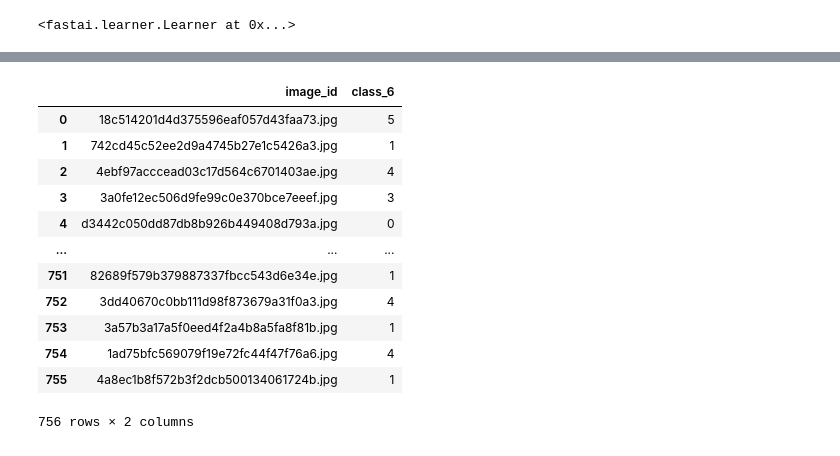
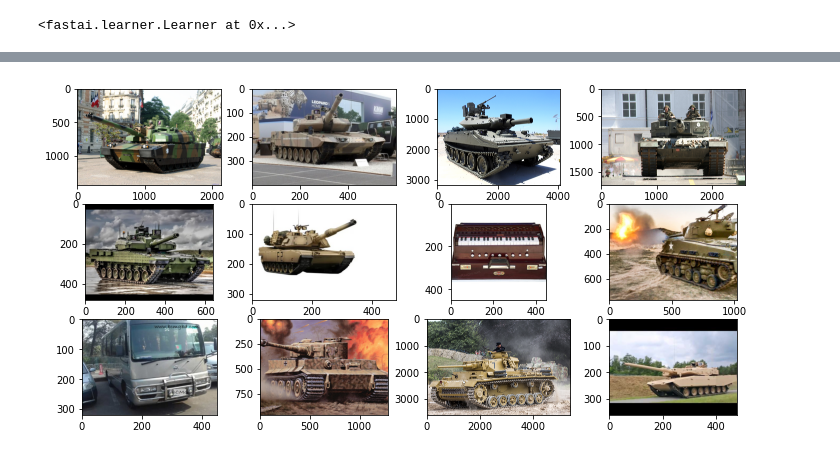
Before and after one commit to ijcruic/rapid-ml-prototyping, a Jupyter notebook: Vision.ipynb, the cells around one changed output, grey strips where cells are left out. Cells and saved outputs as stored; diff of their text form; code cells hidden in the pictures.

```diff
--- a/Vision.ipynb
+++ b/Vision.ipynb
@@ -400,6 +275,5 @@ model_files = [os.path.join(CFG.model_path, CFG.model_dir, CFG.model_name+"_"+st
 # %%
-dls = get_data(train_df, 0)
-test_dl = dls.test_dl(test_df)
-learn = get_learner(dls).to_non_native_fp32()
+img_files = [os.path.join(ROOT_DIR, "test", i) for  i in os.listdir(os.path.join(ROOT_DIR, "test"))]
+test_dl = learn.dls.test_dl(img_files)
 # %%
 preds, _ = learn.get_preds(dl=test_dl)
@@ -406,2 +282,0 @@ preds, _ = learn.get_preds(dl=test_dl)
-# %%
-preds = ensemble_inference(test_dl, learn, model_files)
@@ -437,19 +282,0 @@ submission_df.to_csv("fastai_ensemble_resnext_function_arc_loss_01.csv", index=F
-# %%
-submission_df = test_df.copy()
-submission_df = submission_df[['image_id','class_6']]
-submission_df['class_6'] = preds.argmax(1)
-submission_df
-# %% [output]
-|  | image_id | class_6 |
-| 0 | 18c514201d4d375596eaf057d43faa73.jpg | 5 |
-| 1 | 742cd45c52ee2d9a4745b27e1c5426a3.jpg | 1 |
-| 2 | 4ebf97acccead03c17d564c6701403ae.jpg | 4 |
-| 3 | 3a0fe12ec506d9fe99c0e370bce7eeef.jpg | 3 |
-| 4 | d3442c050dd87db8b926b449408d793a.jpg | 0 |
-| ... | ... | ... |
-| 751 | 82689f579b379887337fbcc543d6e34e.jpg | 1 |
-| 752 | 3dd40670c0bb111d98f873679a31f0a3.jpg | 4 |
-| 753 | 3a57b3a17a5f0eed4f2a4b8a5fa8f81b.jpg | 1 |
-| 754 | 1ad75bfc569079f19e72fc44f47f76a6.jpg | 4 |
-| 755 | 4a8ec1b8f572b3f2dcb500134061724b.jpg | 1 |
-756 rows × 2 columns
@@ -457,0 +283,23 @@ submission_df.to_csv("fastai_ensemble_resnext_function_arc_loss_01.csv", index=F
+# %%
+preds = preds.to('cpu').numpy().argmax(axis=1)
+# %%
+def plot_image_grid(images, ncols=None, cmap='gray'):
+    '''Plot a grid of images'''
+    if not ncols:
+        factors = [i for i in range(1, len(images)+1) if len(images) % i == 0]
+        ncols = factors[len(factors) // 2] if len(factors) else len(images) // 4 + 1
+    nrows = int(len(images) / ncols) + int(len(images) % ncols)
+    imgs = [images[i] if len(images) > i else None for i in range(nrows * ncols)]
+    f, axes = plt.subplots(nrows, ncols, figsize=(3*ncols, 2*nrows))
+    axes = axes.flatten()[:len(imgs)]
+    for img, ax in zip(imgs, axes.flatten()):
+        if np.any(img):
+            if len(img.shape) > 2 and img.shape[2] == 1:
+                img = img.squeeze()
+            ax.imshow(img, cmap=cmap)
+# %%
+mil_images = [mpimg.imread(img_files[i]) for i in np.where(preds==0)[0]]
+
+plot_image_grid(mil_images)
+# %% [output]
+[figure, added]
```
Also changed, not shown: parts of 46 cells of this notebook.
